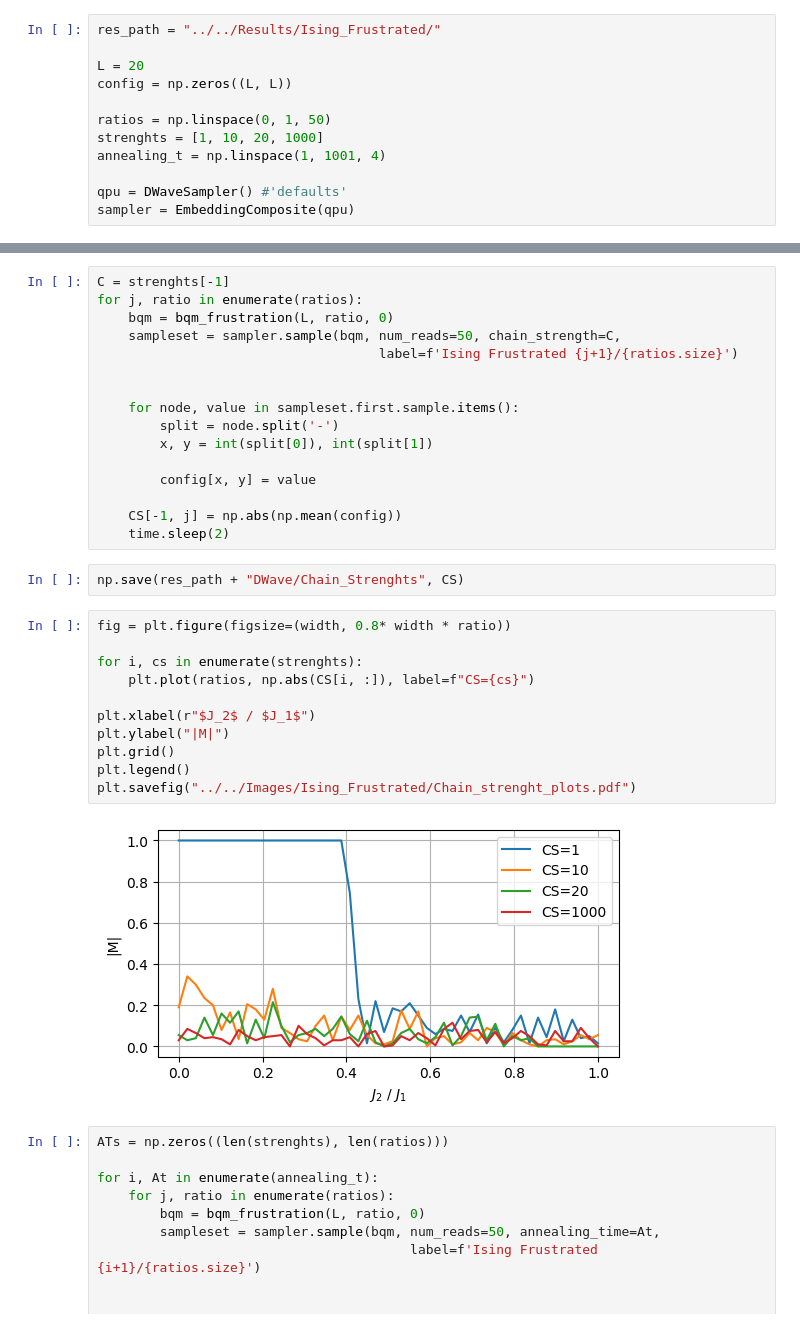
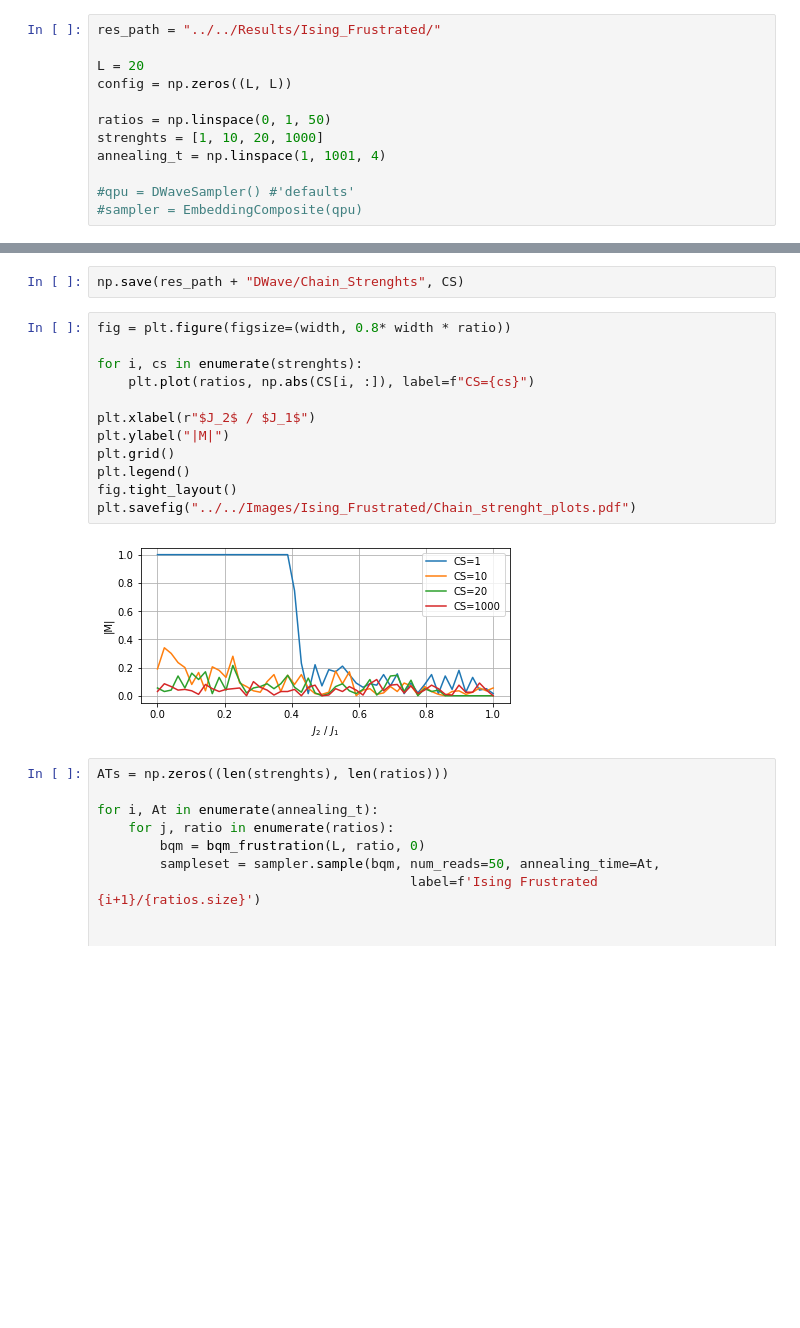
Before and after one commit to Wronsmin/Quantum-Computing, a Jupyter notebook: src/Ising/FIsing_annealing_chain.ipynb, the cells around one changed output, grey strips where cells are left out. Drawn from its saved outputs; the diff is of its cells as text; blank space fills up the shorter version.

Commit message:
Tight layout added

```diff
--- a/src/Ising/FIsing_annealing_chain.ipynb
+++ b/src/Ising/FIsing_annealing_chain.ipynb
@@ -22,8 +24,8 @@ ratios = np.linspace(0, 1, 50)
 strenghts = [1, 10, 20, 1000]
 annealing_t = np.linspace(1, 1001, 4)
 
-qpu = DWaveSampler() #'defaults'
-sampler = EmbeddingComposite(qpu)
+#qpu = DWaveSampler() #'defaults'
+#sampler = EmbeddingComposite(qpu)
 # %%
 CS = np.zeros((len(strenghts), len(ratios)))
 
@@ -44,37 +46,22 @@ for i, C in enumerate(strenghts):
         time.sleep(2)
 # %% [output]
 ConnectionError: ('Connection aborted.', RemoteDisconnected('Remote end closed connection without response'))
-# %%
-C = strenghts[-1]
-for j, ratio in enumerate(ratios):
-    bqm = bqm_frustration(L, ratio, 0)
-    sampleset = sampler.sample(bqm, num_reads=50, chain_strength=C,
-                                    label=f'Ising Frustrated {j+1}/{ratios.size}')
-
-
-    for node, value in sampleset.first.sample.items():
-        split = node.split('-')
-        x, y = int(split[0]), int(split[1])
-
-        config[x, y] = value
-
-    CS[-1, j] = np.abs(np.mean(config))
-    time.sleep(2)
 # %%
 np.save(res_path + "DWave/Chain_Strenghts", CS)
 # %%
 fig = plt.figure(figsize=(width, 0.8* width * ratio))
 
 for i, cs in enumerate(strenghts):
     plt.plot(ratios, np.abs(CS[i, :]), label=f"CS={cs}")
 
 plt.xlabel(r"$J_2$ / $J_1$")
 plt.ylabel("|M|")
 plt.grid()
 plt.legend()
+fig.tight_layout()
 plt.savefig("../../Images/Ising_Frustrated/Chain_strenght_plots.pdf")
 # %% [output]
-[figure, old version]
+[figure, new version]
 # %%
 ATs = np.zeros((len(strenghts), len(ratios)))
 
```
Also changed, not shown: parts of 2 cells of this notebook, 2 other files.
